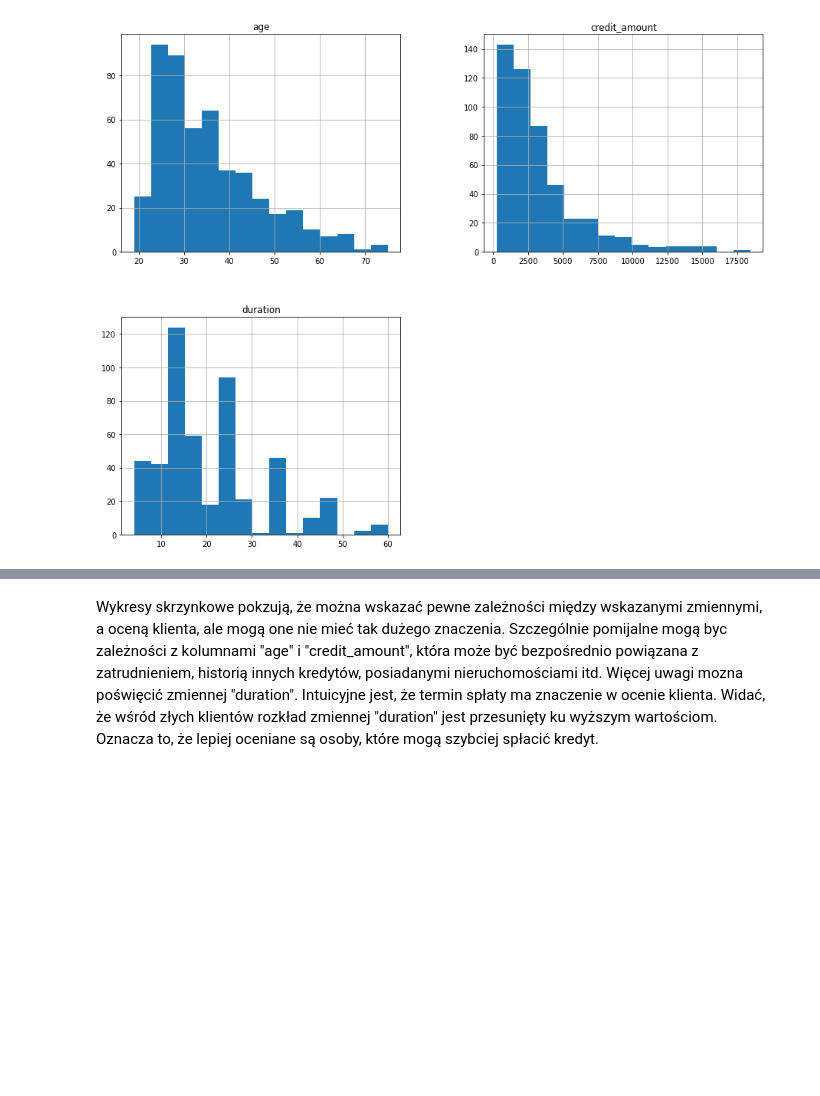
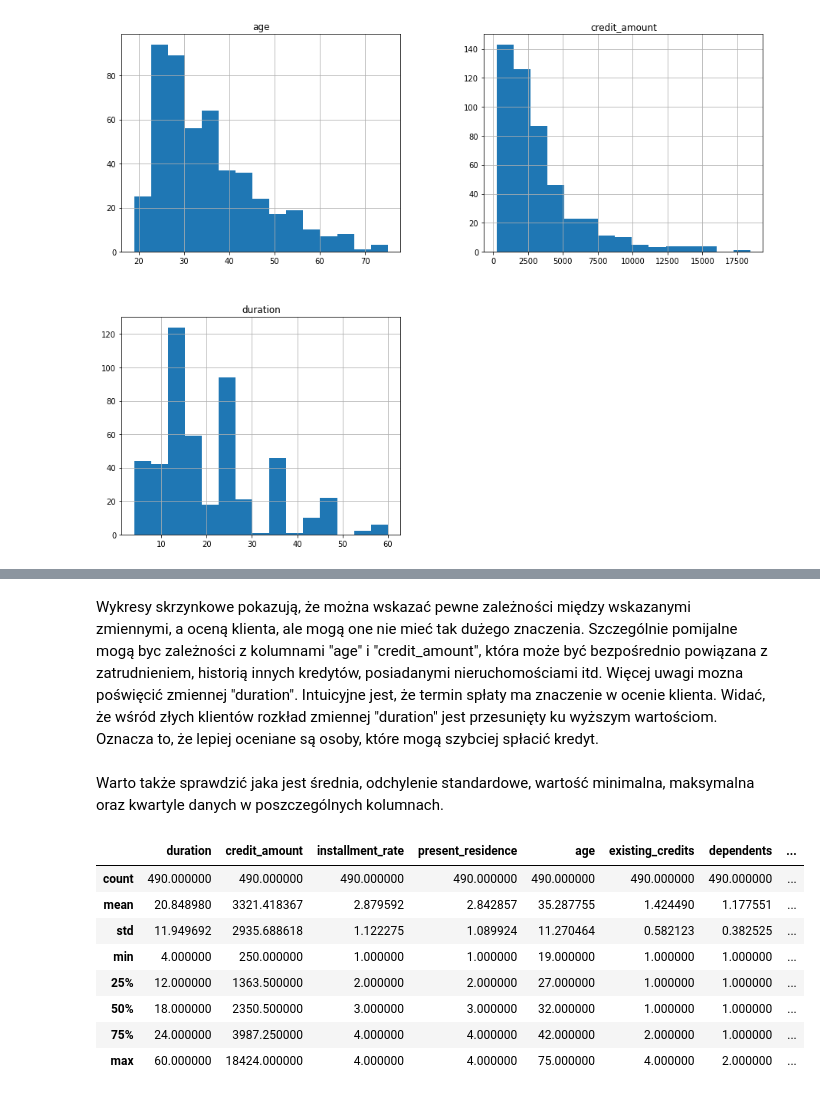
Before and after one commit to malwina0/2022L-ML, a Jupyter notebook: PD1.ipynb, the cells around one changed output, grey strips where cells are left out. Drawn from its saved outputs; the diff is of its cells as text; code cells hidden in the pictures; blank space fills up the shorter version.

```diff
--- a/PD1.ipynb
+++ b/PD1.ipynb
@@ -28,6 +31,7 @@ credit_df.head()
 | 4 | A11 | 24 | A33 | A40 | 4870.0 | A61 | A73 | ... |
 5 rows × 21 columns
 # %%
+pd.set_option('display.max_colwidth', -1)
 descr = pd.read_csv('attributes_german_credit_data.csv')
 descr
 # %% [output]
@@ -150,2 +156,16 @@ for name in Cont_vars:
 # %% [markdown]
-Wykresy skrzynkowe pokzują, że można wskazać pewne zależności między wskazanymi zmiennymi, a oceną klienta, ale mogą one nie mieć tak dużego znaczenia. Szczególnie pomijalne mogą byc zależności z kolumnami "age" i "credit_amount", która może być bezpośrednio powiązana z zatrudnieniem, historią innych kredytów, posiadanymi nieruchomościami itd. Więcej uwagi mozna poświęcić zmiennej "duration". Intuicyjne jest, że termin spłaty ma znaczenie w ocenie klienta. Widać, że wśród złych klientów rozkład zmiennej "duration" jest przesunięty ku wyższym wartościom. Oznacza to, że lepiej oceniane są osoby, które mogą szybciej spłacić kredyt.
+Wykresy skrzynkowe pokazują, że można wskazać pewne zależności między wskazanymi zmiennymi, a oceną klienta, ale mogą one nie mieć tak dużego znaczenia. Szczególnie pomijalne mogą byc zależności z kolumnami "age" i "credit_amount", która może być bezpośrednio powiązana z zatrudnieniem, historią innych kredytów, posiadanymi nieruchomościami itd. Więcej uwagi mozna poświęcić zmiennej "duration". Intuicyjne jest, że termin spłaty ma znaczenie w ocenie klienta. Widać, że wśród złych klientów rozkład zmiennej "duration" jest przesunięty ku wyższym wartościom. Oznacza to, że lepiej oceniane są osoby, które mogą szybciej spłacić kredyt.
+# %% [markdown]
+Warto także sprawdzić jaka jest średnia, odchylenie standardowe, wartość minimalna, maksymalna oraz kwartyle danych w poszczególnych kolumnach.
+# %%
+X_train.describe()
+# %% [output]
+|  | duration | credit_amount | installment_rate | present_residence | age | existing_credits | dependents | ... |
+| count | 490.000000 | 490.000000 | 490.000000 | 490.000000 | 490.000000 | 490.000000 | 490.000000 | ... |
+| mean | 20.848980 | 3321.418367 | 2.879592 | 2.842857 | 35.287755 | 1.424490 | 1.177551 | ... |
+| std | 11.949692 | 2935.688618 | 1.122275 | 1.089924 | 11.270464 | 0.582123 | 0.382525 | ... |
+| min | 4.000000 | 250.000000 | 1.000000 | 1.000000 | 19.000000 | 1.000000 | 1.000000 | ... |
+| 25% | 12.000000 | 1363.500000 | 2.000000 | 2.000000 | 27.000000 | 1.000000 | 1.000000 | ... |
+| 50% | 18.000000 | 2350.500000 | 3.000000 | 3.000000 | 32.000000 | 1.000000 | 1.000000 | ... |
+| 75% | 24.000000 | 3987.250000 | 4.000000 | 4.000000 | 42.000000 | 2.000000 | 1.000000 | ... |
+| max | 60.000000 | 18424.000000 | 4.000000 | 4.000000 | 75.000000 | 4.000000 | 2.000000 | ... |
```
Also changed, not shown: parts of 20 cells of this notebook.
